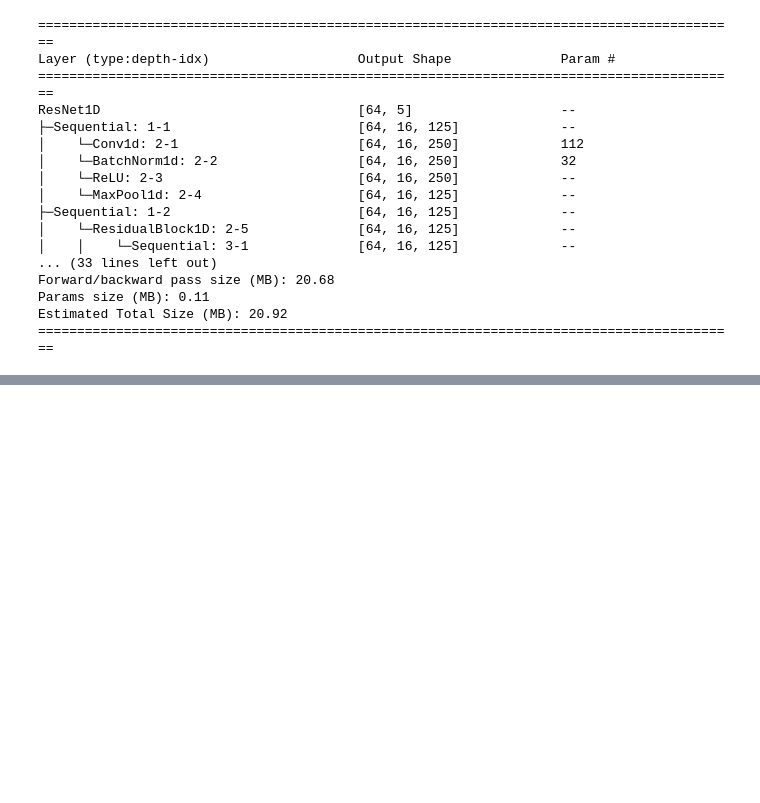
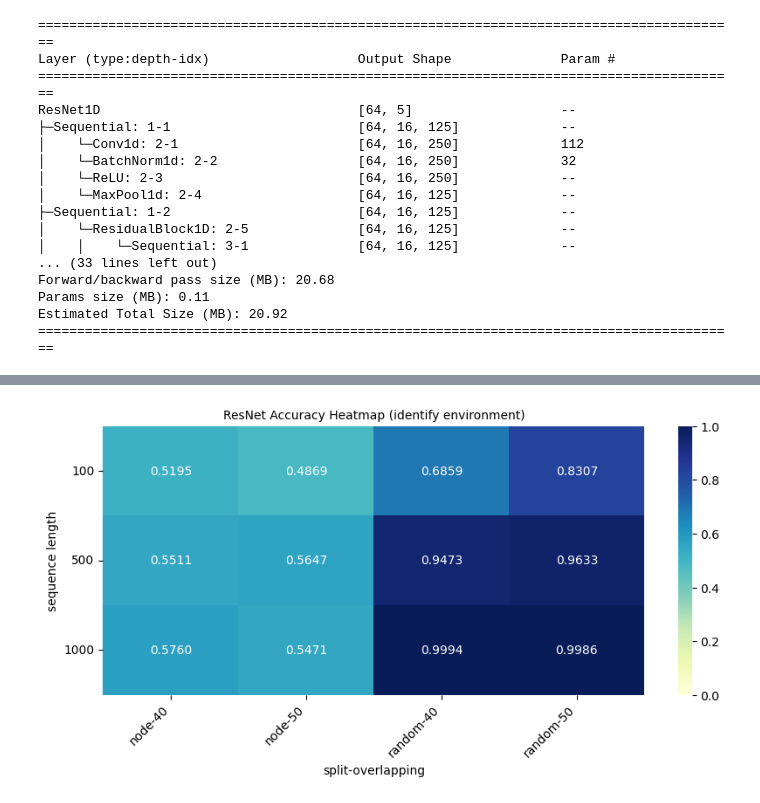
Before and after one commit to duydl/iot-ml, a Jupyter notebook: resnet/resnet_identify_env.ipynb, the cells around one changed output, grey strips where cells are left out. Saved outputs shown, nothing was run; the diff lists cells and outputs as text; code cells hidden in the pictures; blank space fills up the shorter version.

```diff
--- a/resnet/resnet_identify_env.ipynb
+++ b/resnet/resnet_identify_env.ipynb
@@ -868,0 +881,34 @@ print(f"{df_results_node.to_string(index=False)}\n")
+# %%
+import seaborn as sns
+import matplotlib.pyplot as plt
+
+df_results_ran["split"] = "random"
+df_results_node["split"] = "node"
+
+df_all = pd.concat([df_results_ran, df_results_node])
+
+pivot_all = df_all.pivot_table(
+    index="sequence length",
+    columns=["split", "overlapping"],
+    values="acc"
+)
+
+plt.figure(figsize=(10,4))
+sns.heatmap(
+    pivot_all,
+    annot=True,
+    fmt=".4f",
+    cmap="YlGnBu",
+    vmin=0.0,
+    vmax=1.0
+)
+
+plt.title("ResNet Accuracy Heatmap (identify environment)", fontsize=10)
+
+
+plt.xticks(rotation=45, ha="right")
+plt.yticks(rotation=0)
+
+plt.savefig("heatmap/heatmap_resnet_identify_env.png", bbox_inches='tight', dpi=300)
+# %% [output]
+[figure, added]
```
Also changed, not shown: parts of 11 cells of this notebook, 7 other files.
